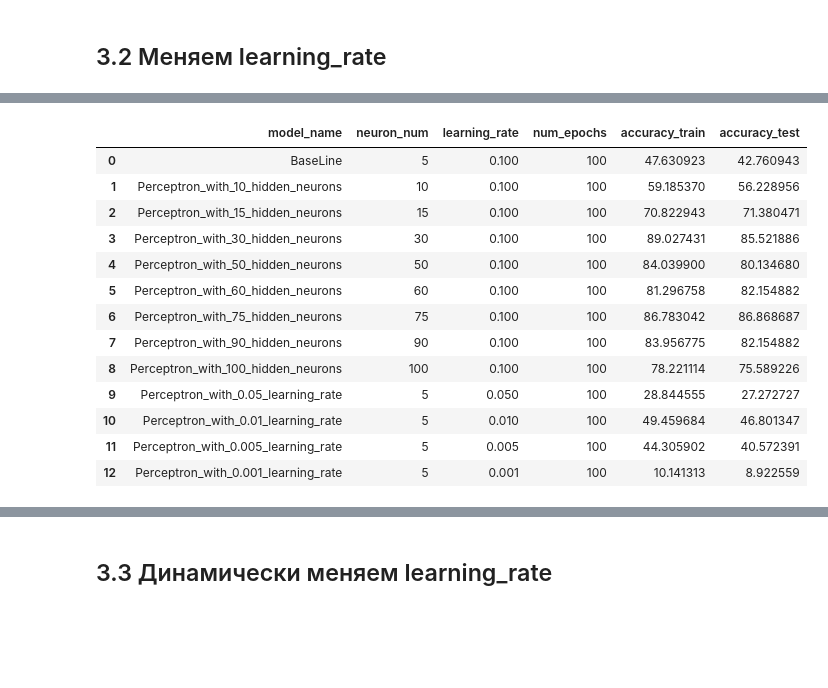
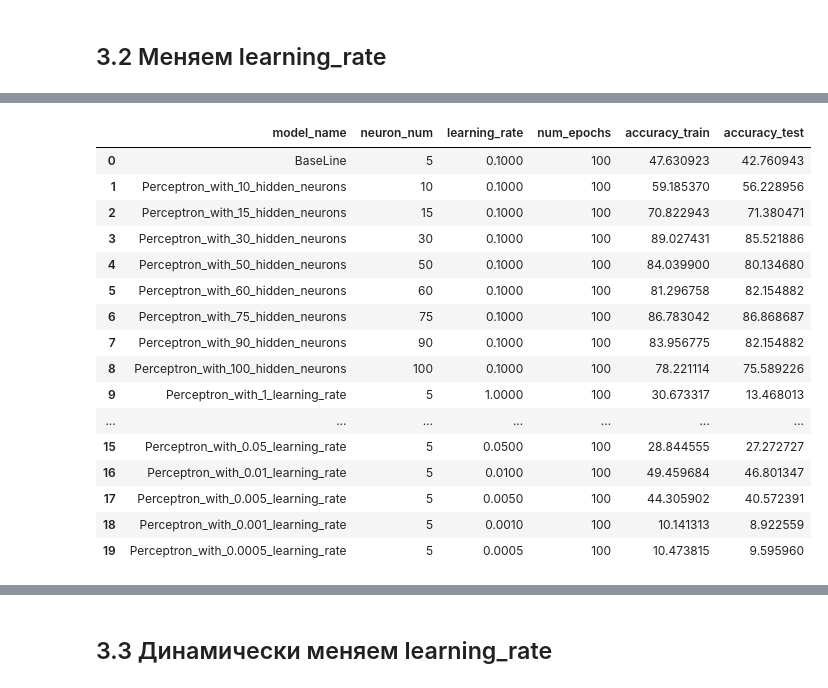
Before and after one commit to dnlygvtv/02_Python_for_Neural_Networks, a Jupyter notebook: HW/HW_1.ipynb, the cells around one changed output, grey strips where cells are left out. Cells and saved outputs as stored; diff of their text form; code cells hidden in the pictures; blank space fills up the shorter version.

```diff
--- a/HW/HW_1.ipynb
+++ b/HW/HW_1.ipynb
@@ -245,7 +245,7 @@ plot_errors_acc(params_nn['errors'], params_nn['accuracy_train'], f'Perceptron_w
 # %%
 %%time
 
-for lr in [.05, .01, .005, .001]:
+for lr in [1, 0.8, 0.65, 0.5, 0.25, 0.15, .05, .01, .005, .001, .0005]:
     params_nn = nn_fit(X_train, y_train, learning_rate=lr)
     weights = params_nn['weights']
     metrics = {}
@@ -277,17 +277,20 @@ Wall time: 581 ms
 |  | model_name | neuron_num | learning_rate | num_epochs | accuracy_train | accuracy_test |
-| 0 | BaseLine | 5 | 0.100 | 100 | 47.630923 | 42.760943 |
-| 1 | Perceptron_with_10_hidden_neurons | 10 | 0.100 | 100 | 59.185370 | 56.228956 |
-| 2 | Perceptron_with_15_hidden_neurons | 15 | 0.100 | 100 | 70.822943 | 71.380471 |
-| 3 | Perceptron_with_30_hidden_neurons | 30 | 0.100 | 100 | 89.027431 | 85.521886 |
-| 4 | Perceptron_with_50_hidden_neurons | 50 | 0.100 | 100 | 84.039900 | 80.134680 |
-| 5 | Perceptron_with_60_hidden_neurons | 60 | 0.100 | 100 | 81.296758 | 82.154882 |
-| 6 | Perceptron_with_75_hidden_neurons | 75 | 0.100 | 100 | 86.783042 | 86.868687 |
-| 7 | Perceptron_with_90_hidden_neurons | 90 | 0.100 | 100 | 83.956775 | 82.154882 |
-| 8 | Perceptron_with_100_hidden_neurons | 100 | 0.100 | 100 | 78.221114 | 75.589226 |
-| 9 | Perceptron_with_0.05_learning_rate | 5 | 0.050 | 100 | 28.844555 | 27.272727 |
-| 10 | Perceptron_with_0.01_learning_rate | 5 | 0.010 | 100 | 49.459684 | 46.801347 |
-| 11 | Perceptron_with_0.005_learning_rate | 5 | 0.005 | 100 | 44.305902 | 40.572391 |
-| 12 | Perceptron_with_0.001_learning_rate | 5 | 0.001 | 100 | 10.141313 | 8.922559 |
+| 0 | BaseLine | 5 | 0.1000 | 100 | 47.630923 | 42.760943 |
+| 1 | Perceptron_with_10_hidden_neurons | 10 | 0.1000 | 100 | 59.185370 | 56.228956 |
+| 2 | Perceptron_with_15_hidden_neurons | 15 | 0.1000 | 100 | 70.822943 | 71.380471 |
+| 3 | Perceptron_with_30_hidden_neurons | 30 | 0.1000 | 100 | 89.027431 | 85.521886 |
+| 4 | Perceptron_with_50_hidden_neurons | 50 | 0.1000 | 100 | 84.039900 | 80.134680 |
+| 5 | Perceptron_with_60_hidden_neurons | 60 | 0.1000 | 100 | 81.296758 | 82.154882 |
+| 6 | Perceptron_with_75_hidden_neurons | 75 | 0.1000 | 100 | 86.783042 | 86.868687 |
+| 7 | Perceptron_with_90_hidden_neurons | 90 | 0.1000 | 100 | 83.956775 | 82.154882 |
+| 8 | Perceptron_with_100_hidden_neurons | 100 | 0.1000 | 100 | 78.221114 | 75.589226 |
+| 9 | Perceptron_with_1_learning_rate | 5 | 1.0000 | 100 | 30.673317 | 13.468013 |
+| ... | ... | ... | ... | ... | ... | ... |
+| 15 | Perceptron_with_0.05_learning_rate | 5 | 0.0500 | 100 | 28.844555 | 27.272727 |
+| 16 | Perceptron_with_0.01_learning_rate | 5 | 0.0100 | 100 | 49.459684 | 46.801347 |
+| 17 | Perceptron_with_0.005_learning_rate | 5 | 0.0050 | 100 | 44.305902 | 40.572391 |
+| 18 | Perceptron_with_0.001_learning_rate | 5 | 0.0010 | 100 | 10.141313 | 8.922559 |
+| 19 | Perceptron_with_0.0005_learning_rate | 5 | 0.0005 | 100 | 10.473815 | 9.595960 |
 # %%
 plot_errors_acc(params_nn['errors'], params_nn['accuracy_train'], f'Perceptron_with_{lr}_learning_rate')
 # %% [output]
```
Also changed, not shown: parts of 9 cells of this notebook.
